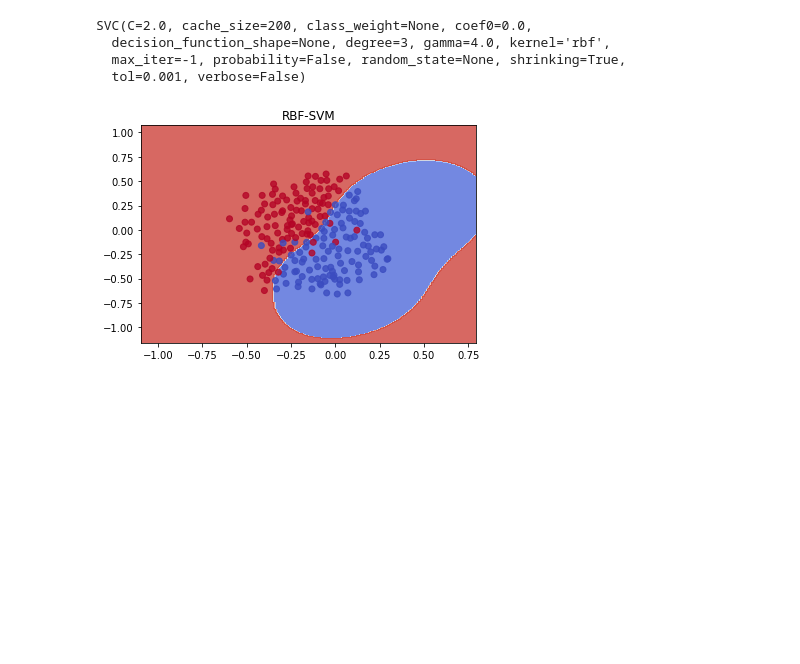
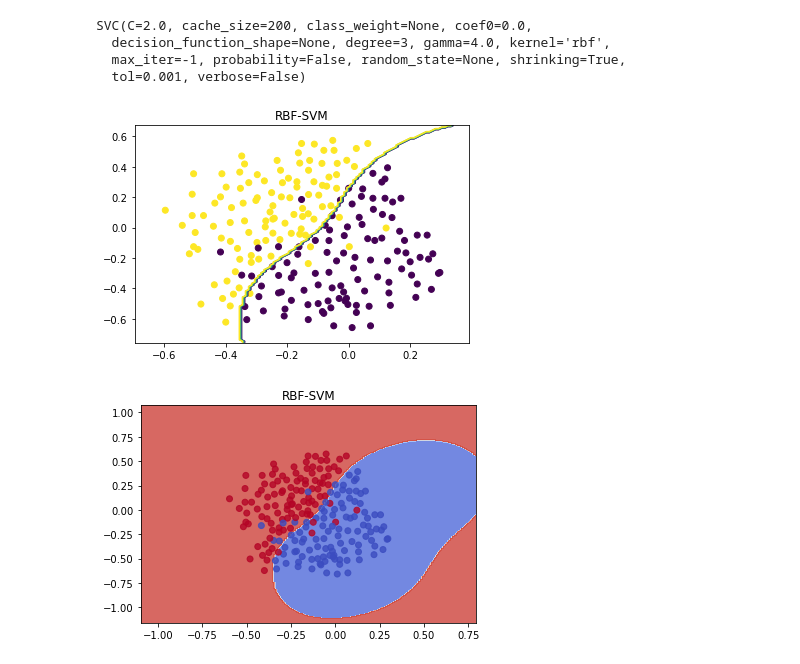
Before and after one commit to TingNie/Coursera-ML-using-matlab-python, a Jupyter notebook: svm.ipynb, the cells around one changed output. Saved outputs shown, nothing was run; the diff lists cells and outputs as text; code cells hidden in the pictures; blank space fills up the shorter version.

```diff
--- a/svm.ipynb
+++ b/svm.ipynb
@@ -170,6 +170,13 @@ SVC(C=2.0, cache_size=200, class_weight=None, coef0=0.0,
   decision_function_shape=None, degree=3, gamma=4.0, kernel='rbf',
   max_iter=-1, probability=False, random_state=None, shrinking=True,
   tol=0.001, verbose=False)
+# %%
+#gamma,C越大，方差越大
+plot_decision_boundary1(lambda x:clf3.predict(x),X3,y3)
+plt.title("RBF-SVM")
+plt.show()
+# %% [output]
+[figure, added]
 # %%
 #gamma,C越大，方差越大
 plot_decision_boundary(lambda x:clf3.predict(x),X3,y3)
```
Also changed, not shown: parts of 3 cells of this notebook, 11 other files.
